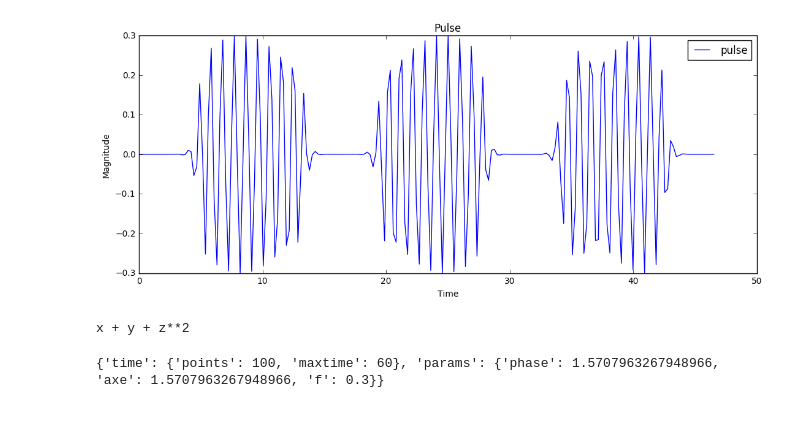
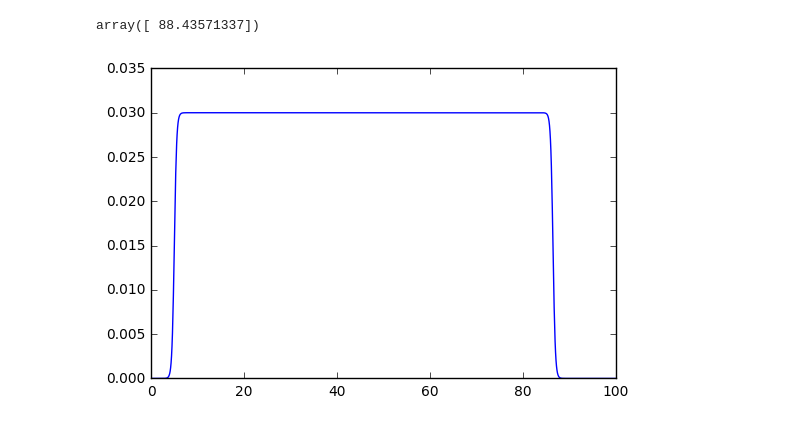
Before and after one commit to safoex/qubitlab, a Jupyter notebook: python/qutip/libqubitNd.ipynb, the cells around one changed output. Drawn from its saved outputs; the diff is of its cells as text; code cells hidden in the pictures.

```diff
--- a/python/qutip/libqubitNd.ipynb
+++ b/python/qutip/libqubitNd.ipynb
@@ -284,21 +351,12 @@ phase_9 axe_9 b_9 st_9 w_9 a_9 f_9
-# %%
-model.pulse[0].plot()
-# %% [output]
-[figure, removed]
-# %%
-abc_str = "a b c"
-xyz_str = "x y z"
-abc = sp.symbols(abc_str)
-xyz = sp.symbols(xyz_str)
-sp_expr = sp.sympify("a + b + c*c")
-sp_expr.subs(list(zip(list(abc),list(xyz))))
-# %% [output]
-x + y + z**2
-# %%
-model = SingleQND()
-model.pulse[0].update(params = {'f':0.3,'phase' : np.pi/2,'axe':PulseNXY.aroundY},time = {'maxtime':60,'points':100})
-#model.pulse[0].update(params = {'phase' : 0, 'a' : 140, 'b' : 140 + 2/(0.002*2), 'st' : 0.01, 'f':0.002*2*np.pi})
-# %% [output]
-{'time': {'points': 100, 'maxtime': 60}, 'params': {'phase': 1.5707963267948966, 'axe': 1.5707963267948966, 'f': 0.3}}
+# %%
+nip = PulseNXYDrag(params = { 'a': 5, 'f' : 0.03,'phase':np.pi,'st':0.5 },
+                  time = {'maxtime' : 20,'points':1000}, extra = {'qubit' : model,'default':False})
+f = nip.contour()
+t = np.linspace(0,100,1000)
+plt.plot(t,f(t))
+nip.extra['b']
+# %% [output]
+array([ 88.43571337])
+[figure, added]
 # %%
 #model.pulse[0].correct()
```
Also changed, not shown: parts of 22 cells of this notebook, 2 other files.
